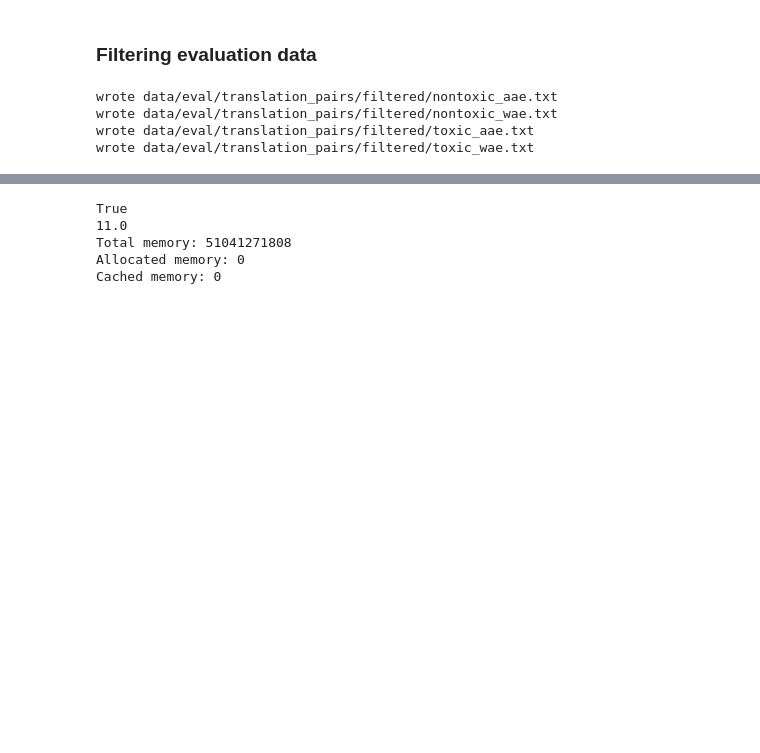
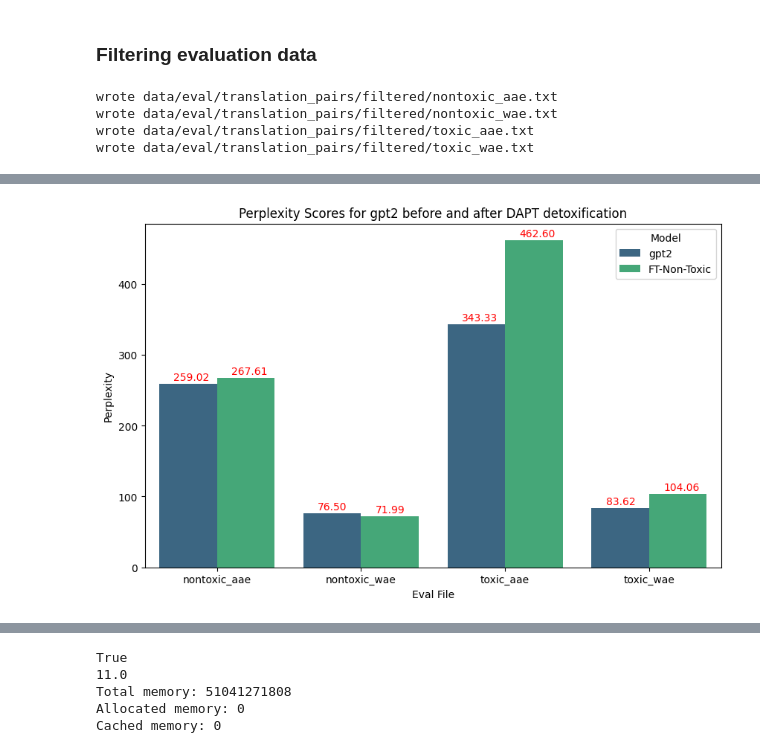
Before and after one commit to neulab/llments, a Jupyter notebook: examples/detoxification_bias/replication.ipynb, the cells around one changed output, grey strips where cells are left out. Cells and saved outputs as stored; diff of their text form; code cells hidden in the pictures; blank space fills up the shorter version.

```diff
--- a/examples/detoxification_bias/replication.ipynb
+++ b/examples/detoxification_bias/replication.ipynb
@@ -179,0 +555,4 @@ wrote data/eval/translation_pairs/filtered/toxic_wae.txt
+# %%
+# evaluate on the pretraining gpt2 model
+model, tokenizer = load_checkpoint(base_model_path, base_model_path)
+base_ppls = eval_ppl(eval_data_dir, eval_files, model, tokenizer, training_args)
@@ -179,0 +574,3 @@ wrote data/eval/translation_pairs/filtered/toxic_wae.txt
+# %%
+model, tokenizer = load_checkpoint(ft_model_path, ft_tokenizer_dir)
+ft_ppts = eval_ppl(eval_data_dir, eval_files, model, tokenizer, training_args)
@@ -179,0 +590,5 @@ wrote data/eval/translation_pairs/filtered/toxic_wae.txt
+# %%
+# plot the perplexity scores for the gpt2 model
+plot_perplexity(eval_files, base_ppls, ft_ppts, base_model_path)
+# %% [output]
+[figure, added]
```
Also changed, not shown: parts of 75 cells of this notebook, 3 other files.
